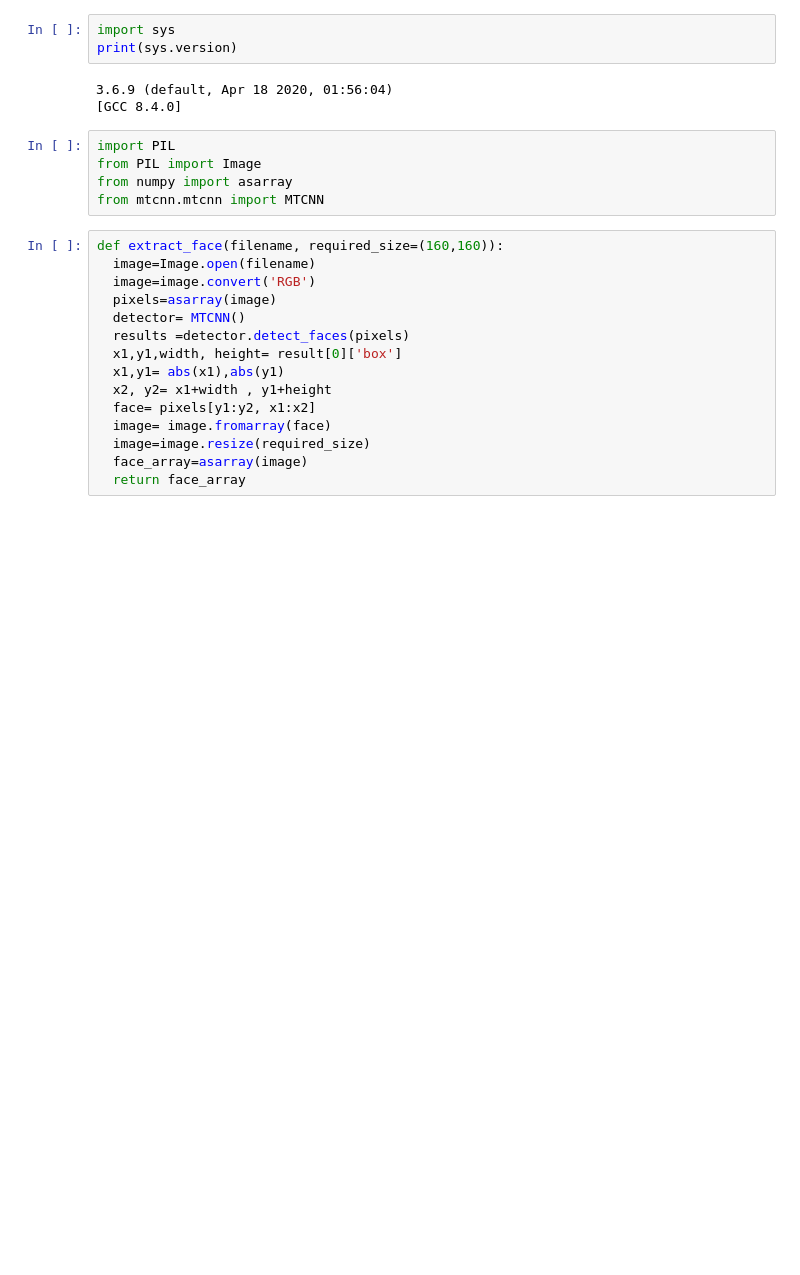
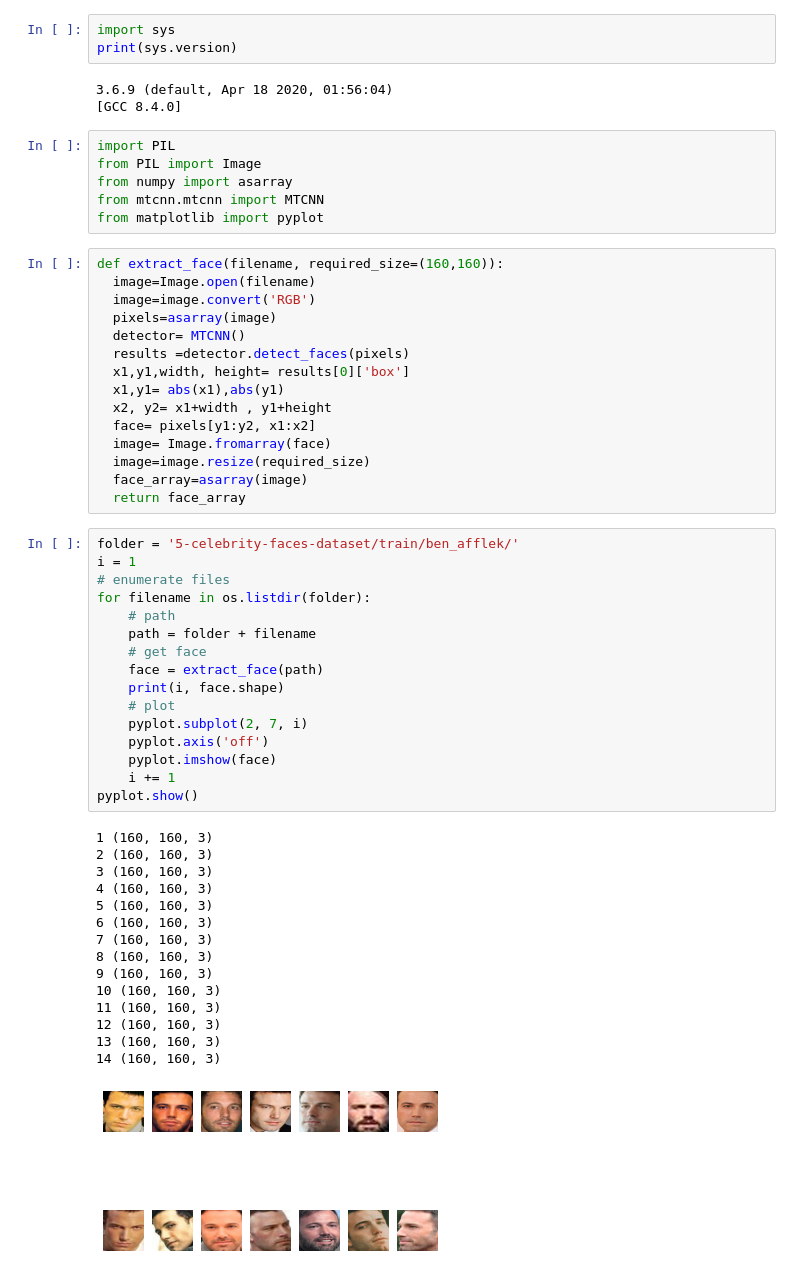
Before and after one commit to rajeevfromkrec/computer-vision, a Jupyter notebook: Project2.ipynb, the cells around one changed output. Saved outputs shown, nothing was run; the diff lists cells and outputs as text; blank space fills up the shorter version.

```diff
--- a/Project2.ipynb
+++ b/Project2.ipynb
@@ -104,6 +87,7 @@ import PIL
 from PIL import Image
 from numpy import asarray
 from mtcnn.mtcnn import MTCNN
+from matplotlib import pyplot
 # %%
 def extract_face(filename, required_size=(160,160)):
   image=Image.open(filename)
@@ -111,11 +95,43 @@ def extract_face(filename, required_size=(160,160)):
   pixels=asarray(image)
   detector= MTCNN()
   results =detector.detect_faces(pixels)
-  x1,y1,width, height= result[0]['box']
+  x1,y1,width, height= results[0]['box']
   x1,y1= abs(x1),abs(y1)
   x2, y2= x1+width , y1+height
   face= pixels[y1:y2, x1:x2]
-  image= image.fromarray(face)
+  image= Image.fromarray(face)
   image=image.resize(required_size)
   face_array=asarray(image)
   return face_array
+# %%
+folder = '5-celebrity-faces-dataset/train/ben_afflek/'
+i = 1
+# enumerate files
+for filename in os.listdir(folder):
+	# path
+	path = folder + filename
+	# get face
+	face = extract_face(path)
+	print(i, face.shape)
+	# plot
+	pyplot.subplot(2, 7, i)
+	pyplot.axis('off')
+	pyplot.imshow(face)
+	i += 1
+pyplot.show()
+# %% [output]
+1 (160, 160, 3)
+2 (160, 160, 3)
+3 (160, 160, 3)
+4 (160, 160, 3)
+5 (160, 160, 3)
+6 (160, 160, 3)
+7 (160, 160, 3)
+8 (160, 160, 3)
+9 (160, 160, 3)
+10 (160, 160, 3)
+11 (160, 160, 3)
+12 (160, 160, 3)
+13 (160, 160, 3)
+14 (160, 160, 3)
+[figure, added]
```
Also changed, not shown: parts of 14 cells of this notebook.
